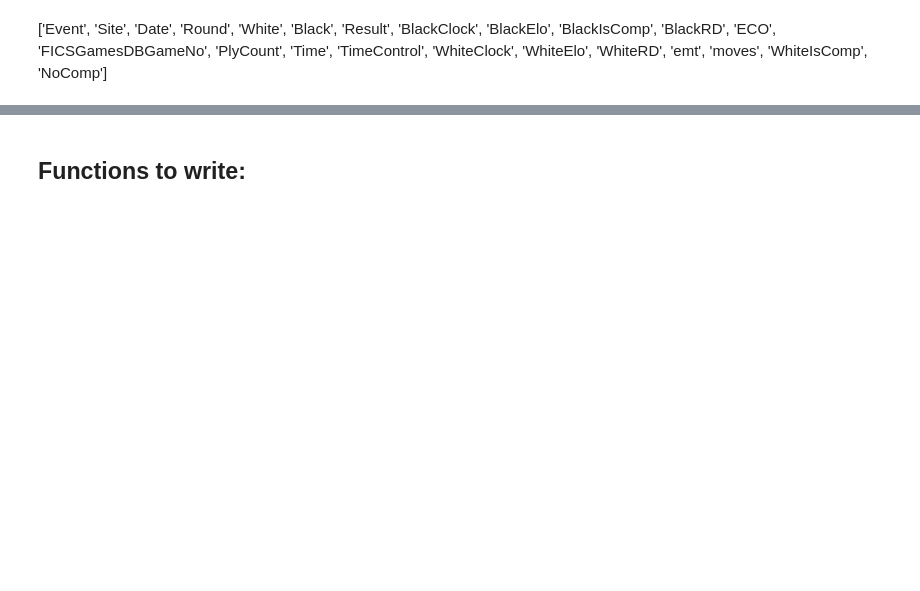
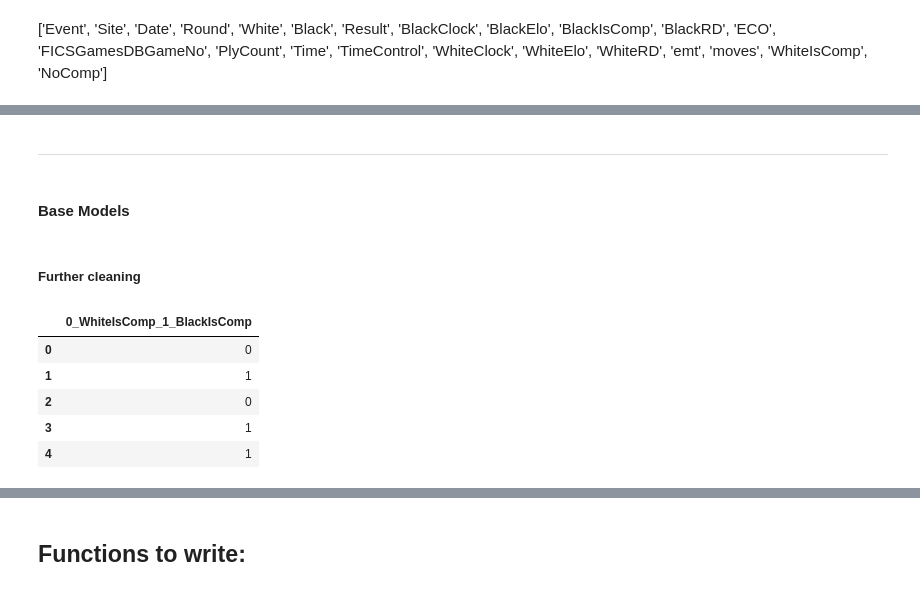
Before and after one commit to pingwithahat/capstone_repo, a Jupyter notebook: Vostro_Notebook.ipynb, the cells around one changed output, grey strips where cells are left out. Drawn from its saved outputs; the diff is of its cells as text; code cells hidden in the pictures; blank space fills up the shorter version.

```diff
--- a/Vostro_Notebook.ipynb
+++ b/Vostro_Notebook.ipynb
@@ -143,0 +539,15 @@ df.info()
+# %% [markdown]
+------
+# %% [markdown]
+#### Base Models
+# %% [markdown]
+##### Further cleaning
+# %%
+y.head()
+# %% [output]
+|  | 0_WhiteIsComp_1_BlackIsComp |
+| 0 | 0 |
+| 1 | 1 |
+| 2 | 0 |
+| 3 | 1 |
+| 4 | 1 |
```
Also changed, not shown: parts of 211 cells of this notebook, 3 other files.
